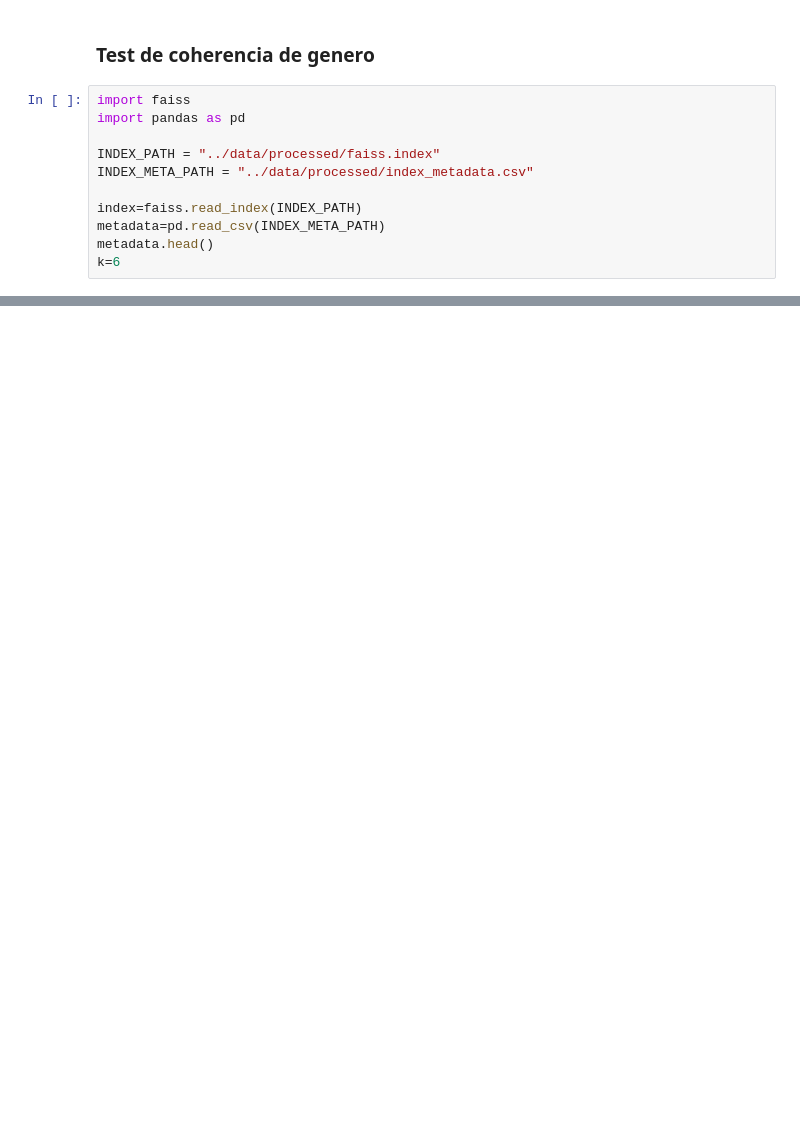
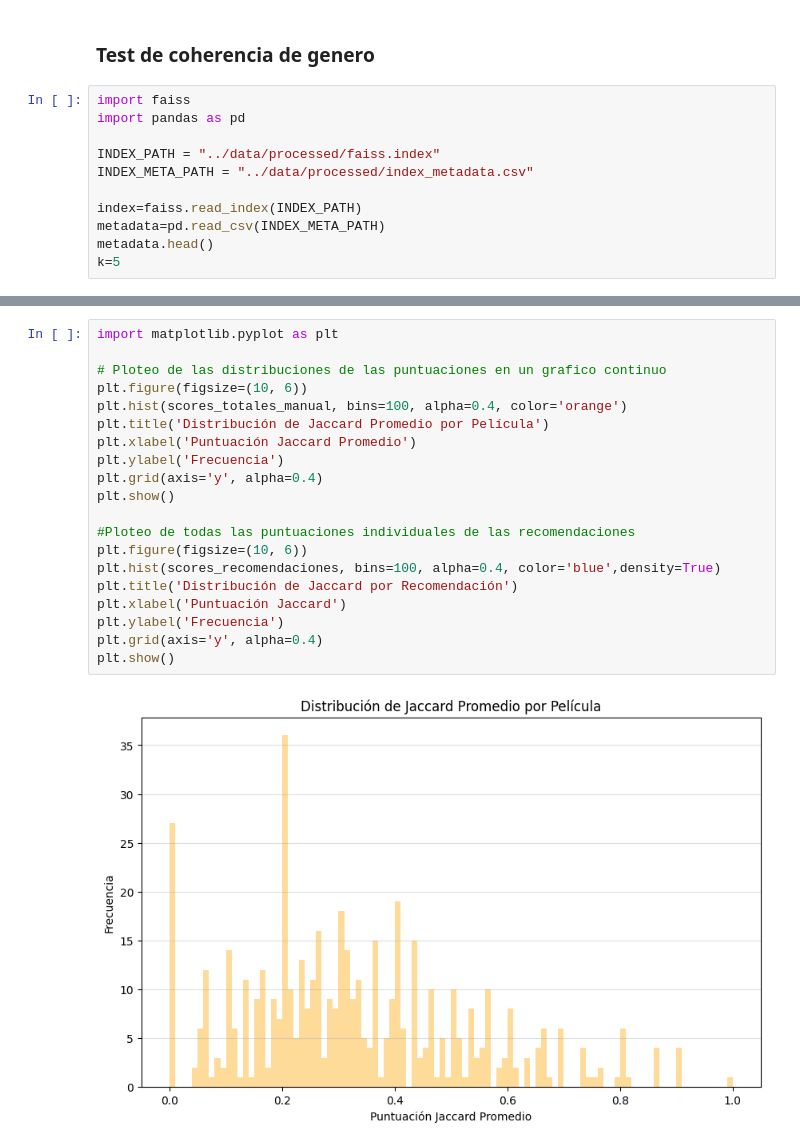
Before and after one commit to fedesanches/recomendador_peliculas, a Jupyter notebook: notebooks/notebook_metricas.ipynb, the cells around one changed output, grey strips where cells are left out. Cells and saved outputs as stored; diff of their text form; blank space fills up the shorter version.

```diff
--- a/notebooks/notebook_metricas.ipynb
+++ b/notebooks/notebook_metricas.ipynb
@@ -10,7 +10,7 @@ INDEX_META_PATH = "../data/processed/index_metadata.csv"
 index=faiss.read_index(INDEX_PATH)
 metadata=pd.read_csv(INDEX_META_PATH)
 metadata.head()
-k=6
+k=5
 # %%
 from sklearn.metrics import jaccard_score
 from sklearn.preprocessing import MultiLabelBinarizer
@@ -56,0 +77,22 @@ Promedio Jaccard (scikit-learn): 0.3587
+# %%
+import matplotlib.pyplot as plt
+
+# Ploteo de las distribuciones de las puntuaciones en un grafico continuo
+plt.figure(figsize=(10, 6))
+plt.hist(scores_totales_manual, bins=100, alpha=0.4, color='orange')
+plt.title('Distribución de Jaccard Promedio por Película')
+plt.xlabel('Puntuación Jaccard Promedio')
+plt.ylabel('Frecuencia')
+plt.grid(axis='y', alpha=0.4)
+plt.show()
+
+#Ploteo de todas las puntuaciones individuales de las recomendaciones
+plt.figure(figsize=(10, 6))
+plt.hist(scores_recomendaciones, bins=100, alpha=0.4, color='blue',density=True)
+plt.title('Distribución de Jaccard por Recomendación')
+plt.xlabel('Puntuación Jaccard')
+plt.ylabel('Frecuencia')
+plt.grid(axis='y', alpha=0.4)
+plt.show()
+# %% [output]
+[figure, added]
```
Also changed, not shown: parts of 4 cells of this notebook, 3 other files.
